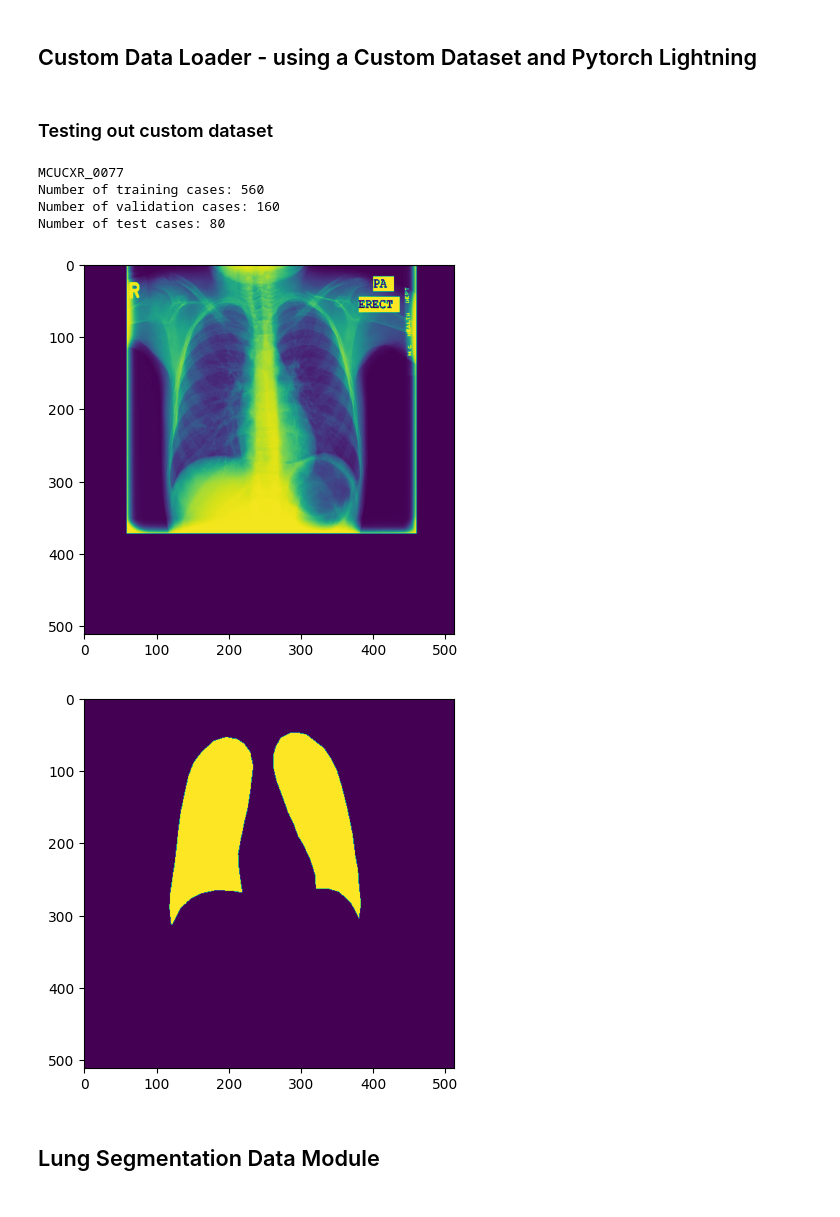
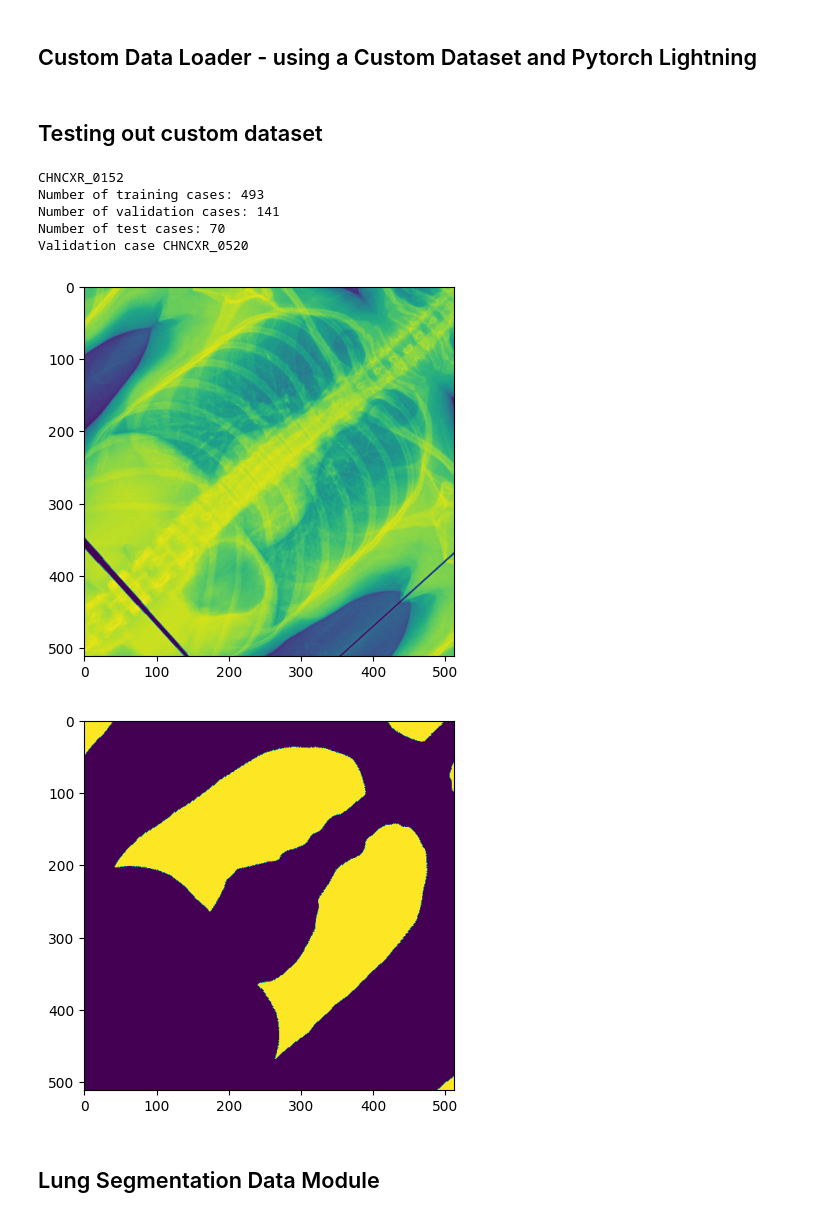
Before and after one commit to sadhana-r/LungAirSeg_MLOps, a Jupyter notebook: src/LungAirSegmentation.ipynb, the cells around one changed output. Cells and saved outputs as stored; diff of their text form; code cells hidden in the pictures.

Commit message:
Fixed shenzen datalist. Added in test code for running inference

```diff
--- a/src/LungAirSegmentation.ipynb
+++ b/src/LungAirSegmentation.ipynb
@@ -45,7 +49,7 @@ montgomery_image_path = os.path.join(DATA_DIR,"MontgomerySet",'CXR_png')
 montgomery_leftmask_path = os.path.join(DATA_DIR,"MontgomerySet",'ManualMask','leftMask')
 montgomery_rightmask_path = os.path.join(DATA_DIR,"MontgomerySet",'ManualMask','rightMask')
 
-# Montgomery dataset
+# Montgomery dataset - 138
 data_list = []
 list = os.listdir(montgomery_image_path)
 for file in os.listdir(montgomery_image_path):
@@ -66,23 +70,31 @@ for file in os.listdir(montgomery_image_path):
 shenzen_image_path = os.path.join(DATA_DIR,"ChinaSet_AllFiles","CXR")
 shenzen_mask_path = os.path.join(DATA_DIR,"ChinaSet_AllFiles","CXR_segs")
 
-# Shenzen dataset
+# Shenzen dataset - Segmentation folder only has 566 segmentations, even though there are 662 images!
 list = os.listdir(shenzen_image_path)
 for file in os.listdir(shenzen_image_path):
     if file.endswith('.png'):
 
+        name, ext = file.split('.')
+        seg_file = name + '_mask.' + ext
+
         img_name = os.path.join(shenzen_image_path,file)
-        seg_name = os.path.join(shenzen_mask_path,file)
 
-        data_list.append({
-            'image': img_name,
-            'seg': left_name,
-            'source': 'shenzen',
-            'tubercolosis': file_path_to_abnormality(file)
-        })
+        # Corresponding segmentation name - _mask
+        seg_name = os.path.join(shenzen_mask_path,seg_file)
+
+        # Check if segmentation exists!
+        if os.path.exists(seg_name):
+            data_list.append({
+                'image': img_name,
+                'seg': seg_name,
+                'source': 'shenzen',
+                'tubercolosis': file_path_to_abnormality(file)
+            })
 
 # Convet to csv and write to file. dvc can track this file for data versioning
 data_forcsv = pd.DataFrame.from_dict(data_list)
+print("Number of cases:", data_forcsv.shape[0])
 pd.DataFrame.to_csv(data_forcsv,os.path.join(DATA_DIR, 'datalist.csv'), header = True,index = False)
 
 display(data_forcsv)
@@ -174,7 +187,7 @@ class LungSegmentationDataset(Dataset):
 
         return sample
 # %% [markdown]
-### Testing out custom dataset
+## Testing out custom dataset
 # %%
 transforms = Compose([EnsureChannelFirstd(keys=['image','label'], channel_dim='no_channel'),
             Resized(keys=['image','label'], spatial_size = (512,512), mode=("bilinear","nearest")),
@@ -186,43 +199,45 @@ aug_transforms = RandAffined(keys=['image','label'],mode=('bilinear','nearest'),
 ds = LungSegmentationDataset(os.path.join(DATA_DIR,'datalist.csv'),transforms=transforms)
 aug_ds = ApplyTransform(ds, aug_transforms)
 
-sample = aug_ds[4]
+sample = aug_ds[300]
 
 import matplotlib.pyplot as plt
 img = sample["image"]
 seg = sample["label"]
 print(sample['id'])
 plt.imshow(img[0])
 plt.figure()
 plt.imshow(seg[0])
 
 generator = torch.Generator().manual_seed(42)
 train_ds, val_ds, test_ds = random_split(ds,[0.7,0.2,0.1], generator=generator)
 print("Number of training cases:", len(train_ds))
 print("Number of validation cases:", len(val_ds))
 print("Number of test cases:", len(test_ds))
 
+print('Validation case',val_ds[5]['id'])
 train_dataloader = DataLoader(train_ds,
             batch_size = 2,
             num_workers = 0,
             shuffle=True)
 
 val_dataloader =DataLoader(val_ds,
             batch_size = 2,
             num_workers = 0,
             shuffle=False)
 
 test_dataloader =DataLoader(test_ds,
             batch_size = 2,
             num_workers = 0,
             shuffle=False)
 # %% [output]
-MCUCXR_0077
-Number of training cases: 560
-Number of validation cases: 160
-Number of test cases: 80
+CHNCXR_0152
+Number of training cases: 493
+Number of validation cases: 141
+Number of test cases: 70
+Validation case CHNCXR_0520
-[figure, old version]
+[figure, new version]
-[figure, old version]
+[figure, new version]
 # %% [markdown]
 ## Lung Segmentation Data Module
 # %%
```
Also changed, not shown: parts of 20 cells of this notebook, 2 other files.
